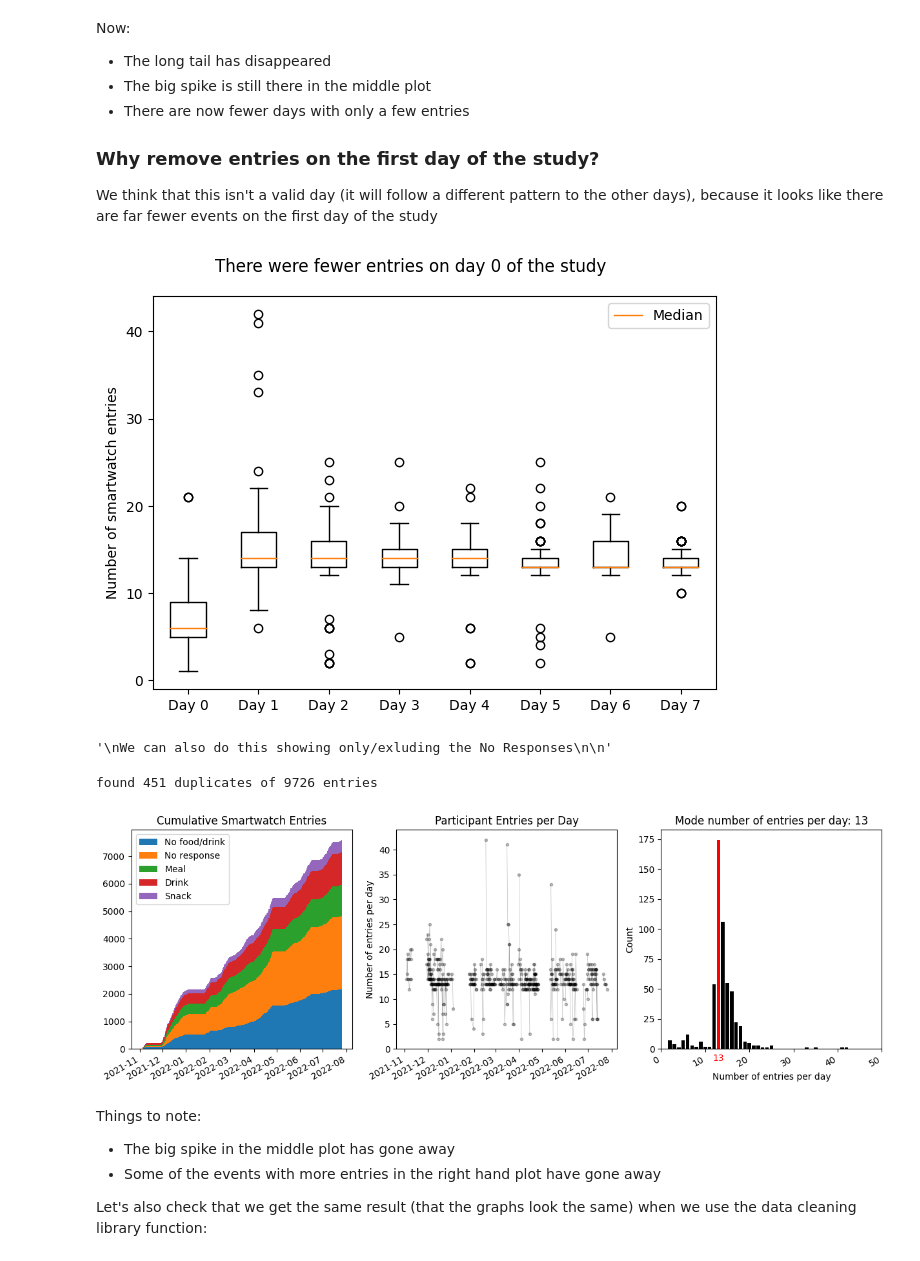
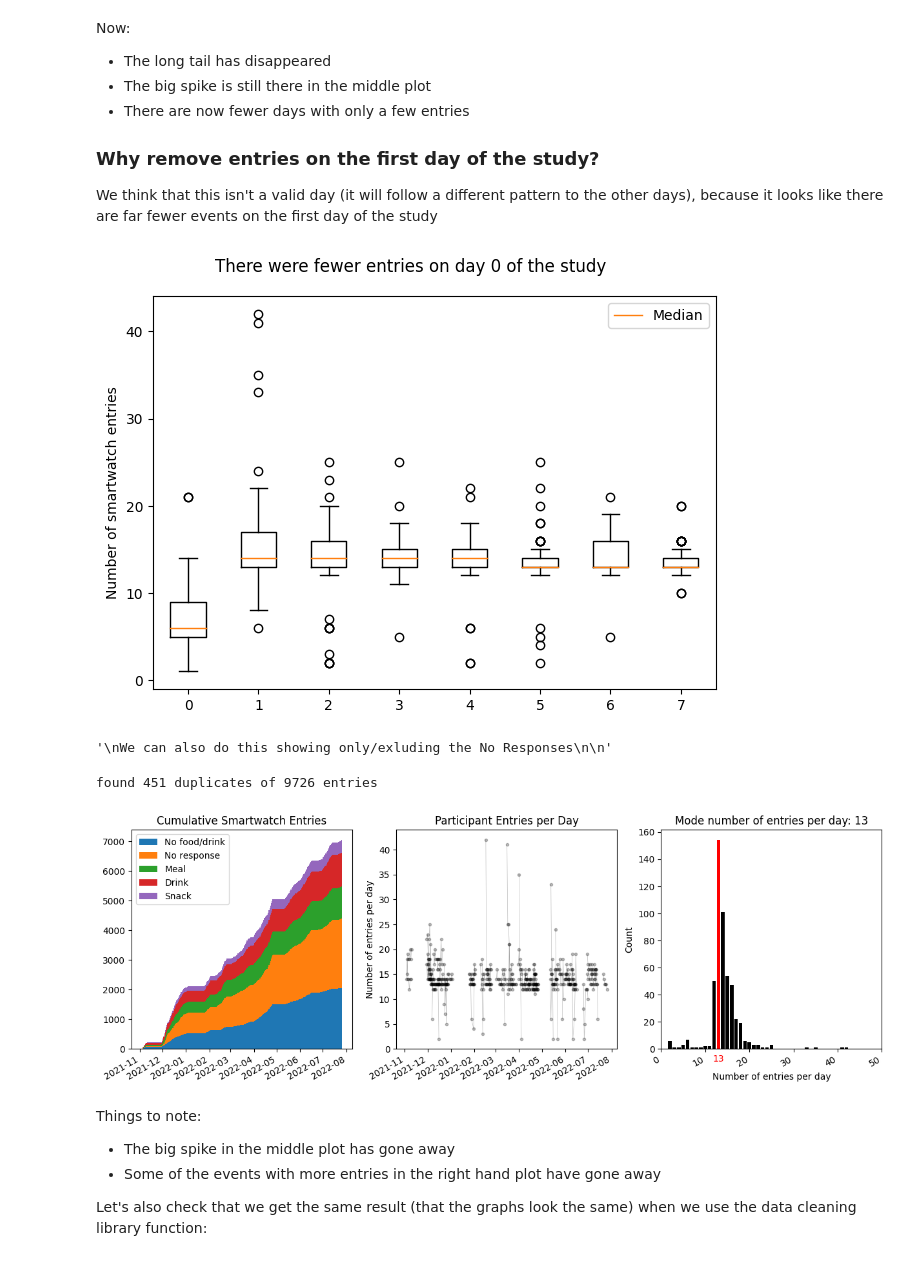
Before and after one commit to richard-lane/seaco_malaysia, a Jupyter notebook: smartwatch_data_cleaning.ipynb, the cells around one changed output. Saved outputs shown, nothing was run; the diff lists cells and outputs as text; code cells hidden in the pictures.

```diff
--- a/smartwatch_data_cleaning.ipynb
+++ b/smartwatch_data_cleaning.ipynb
@@ -113,8 +113,15 @@ def remove_day1(meal_df: pd.DataFrame) -> pd.DataFrame:
     """
     return meal_df[meal_df["delta"].dt.days != 0]
 
+def remove_after(meal_df: pd.DataFrame) -> pd.DataFrame:
+    """
+    Remove entries after the end of the trial
 
-meal_info = remove_day1(remove_before(_data()))
+    """
+    return meal_df[meal_df["delta"].dt.days <= 7]
+
+
+meal_info = remove_after(remove_day1(remove_before(_data())))
 
 three_plots(meal_info, "img/removed_pre_trial.png")
 # %% [output]
@@ -135,7 +142,8 @@ Stacked histogram of entries by entry date
 # Re read to get a clean slate
 meal_info = _data()
 
-meal_info = remove_before(meal_info)
+meal_info = remove_after(remove_before(meal_info))
+
 
 # Remove duplicates - see the below cell
 meal_info = meal_info[~clean.duplicates(meal_info)]
@@ -163,7 +171,7 @@ def boxplot(meal_df: pd.DataFrame, path: str, *, title: str = None):
 
     boxes = axis.boxplot(occurrences_per_day, showmeans=False)
 
-    axis.set_xticks(range(1, 9), [f"Day {day}" for day in range(8)])
+    axis.set_xticks(range(1, 9), labels=range(8))
     axis.set_ylabel("Number of smartwatch entries")
     axis.legend(boxes["medians"], ["Median"])
 
@@ -177,7 +185,7 @@ def boxplot(meal_df: pd.DataFrame, path: str, *, title: str = None):
 
 boxplot(meal_info, "img/n_entries_per_day_boxplot.png")
 # %% [output]
-[figure, old version]
+[figure, new version]
 # %%
 """
 We can also do this showing only/exluding the No Responses
@@ -199,25 +207,25 @@ We can also do this showing only/exluding the No Responses
 # %%
 """
 Let's also remove duplicates
 
 """
 # Re read to get a clean slate
 meal_info = _data()
 
 # Remove duplicates
 duplicates = clean.duplicates(meal_info)
 print(f"found {duplicates.sum()} duplicates of {len(meal_info)} entries")
 meal_info = meal_info.loc[~duplicates]
 
 # Let's do both
 meal_info = _data()
 meal_info = meal_info[~clean.duplicates(meal_info)]
-meal_info = remove_before(remove_day1(meal_info))
+meal_info = remove_after(remove_before(remove_day1(meal_info)))
 
 three_plots(meal_info, "img/removed_duplicates.png")
 # %% [output]
 found 451 duplicates of 9726 entries
-[figure, old version]
+[figure, new version]
 # %% [markdown]
 Things to note:
 - The big spike in the middle plot has gone away
```
Also changed, not shown: parts of 4 cells of this notebook, 3 other files.
